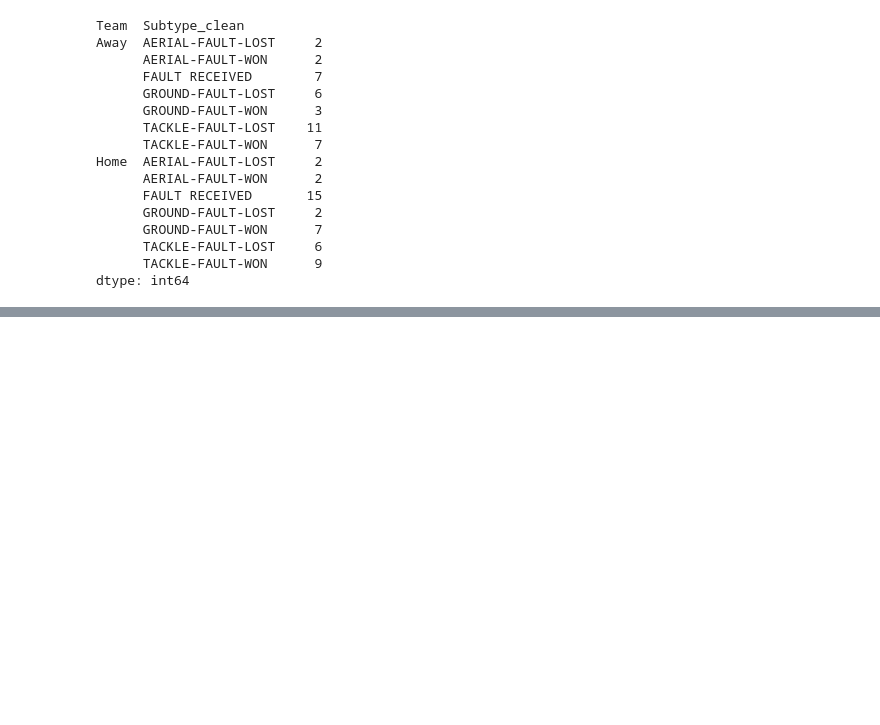
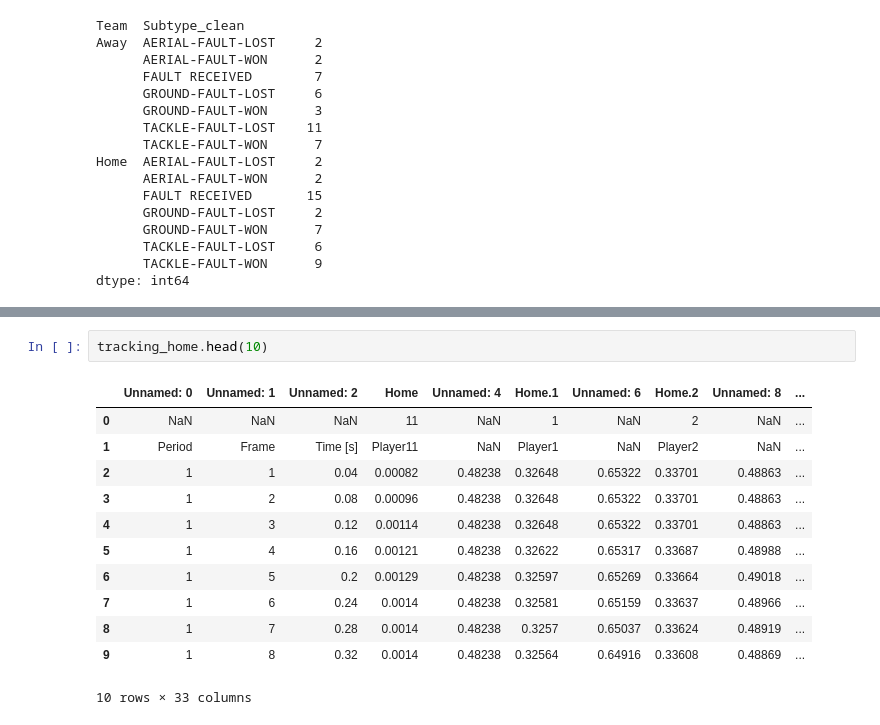
Before and after one commit to ieee-sb-uniwa/milon-football, a Jupyter notebook: notebooks/game1_analysis.ipynb, the cells around one changed output, grey strips where cells are left out. Saved outputs shown, nothing was run; the diff lists cells and outputs as text; blank space fills up the shorter version.

```diff
--- a/notebooks/game1_analysis.ipynb
+++ b/notebooks/game1_analysis.ipynb
@@ -1125,0 +1487,15 @@ print(head_on_target.sort_values('Count', ascending=False))
+# %%
+tracking_home.head(10)
+# %% [output]
+|  | Unnamed: 0 | Unnamed: 1 | Unnamed: 2 | Home | Unnamed: 4 | Home.1 | Unnamed: 6 | Home.2 | Unnamed: 8 | ... |
+| 0 | NaN | NaN | NaN | 11 | NaN | 1 | NaN | 2 | NaN | ... |
+| 1 | Period | Frame | Time [s] | Player11 | NaN | Player1 | NaN | Player2 | NaN | ... |
+| 2 | 1 | 1 | 0.04 | 0.00082 | 0.48238 | 0.32648 | 0.65322 | 0.33701 | 0.48863 | ... |
+| 3 | 1 | 2 | 0.08 | 0.00096 | 0.48238 | 0.32648 | 0.65322 | 0.33701 | 0.48863 | ... |
+| 4 | 1 | 3 | 0.12 | 0.00114 | 0.48238 | 0.32648 | 0.65322 | 0.33701 | 0.48863 | ... |
+| 5 | 1 | 4 | 0.16 | 0.00121 | 0.48238 | 0.32622 | 0.65317 | 0.33687 | 0.48988 | ... |
+| 6 | 1 | 5 | 0.2 | 0.00129 | 0.48238 | 0.32597 | 0.65269 | 0.33664 | 0.49018 | ... |
+| 7 | 1 | 6 | 0.24 | 0.0014 | 0.48238 | 0.32581 | 0.65159 | 0.33637 | 0.48966 | ... |
+| 8 | 1 | 7 | 0.28 | 0.0014 | 0.48238 | 0.3257 | 0.65037 | 0.33624 | 0.48919 | ... |
+| 9 | 1 | 8 | 0.32 | 0.0014 | 0.48238 | 0.32564 | 0.64916 | 0.33608 | 0.48869 | ... |
+10 rows × 33 columns
```
Also changed, not shown: parts of 46 cells of this notebook.
